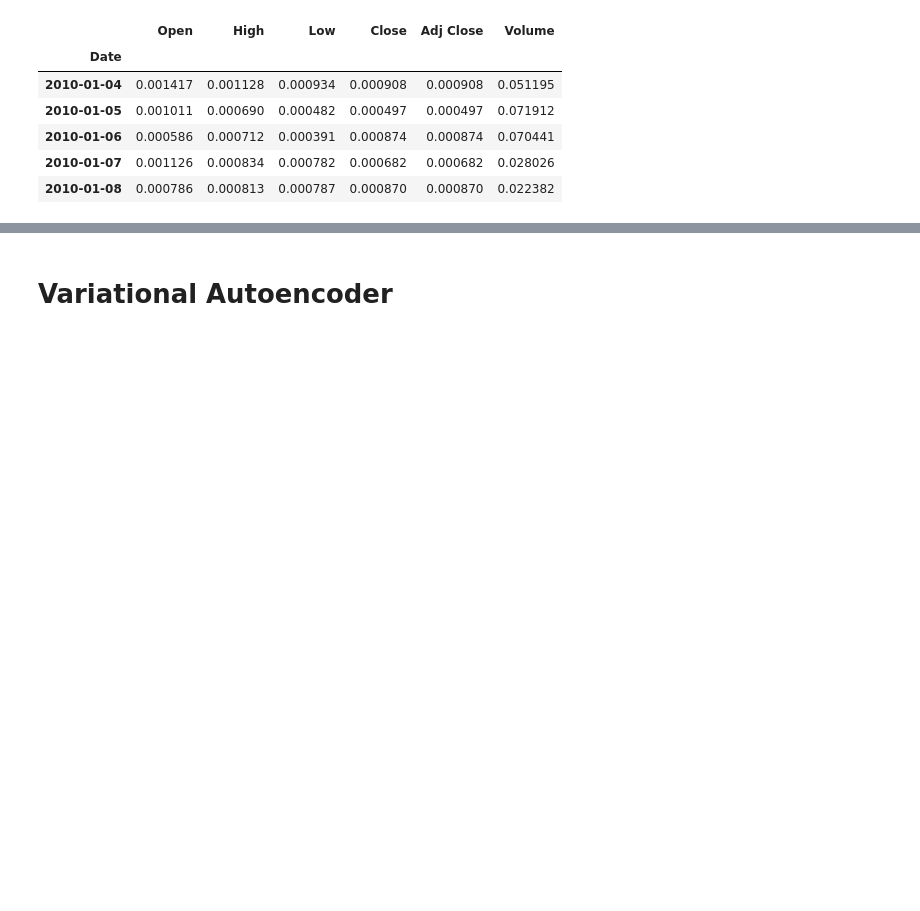
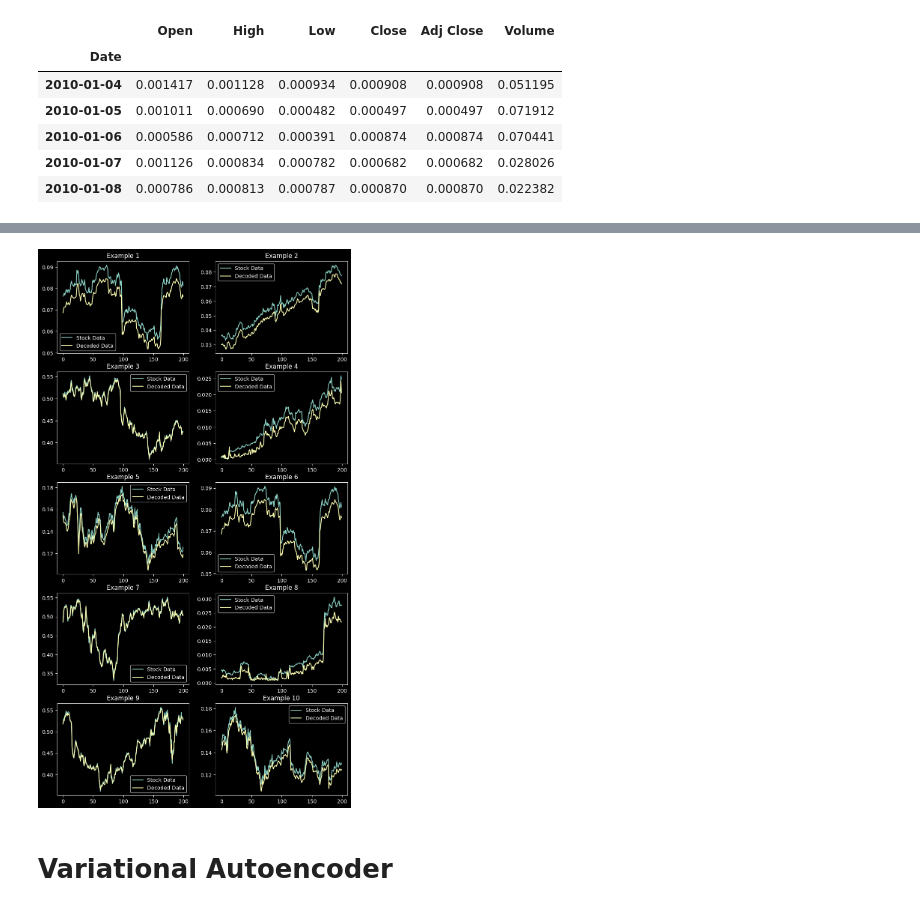
Before and after one commit to rishit-desai/Stock-Bottleneck, a Jupyter notebook: train.ipynb, the cells around one changed output, grey strips where cells are left out. Drawn from its saved outputs; the diff is of its cells as text; code cells hidden in the pictures; blank space fills up the shorter version.

Commit message:
optimized model, model constructed, done

```diff
--- a/train.ipynb
+++ b/train.ipynb
@@ -121,0 +126,32 @@ evaluate(model, train_data)
+# %%
+def plot_examples(train_data, reconstructed_data):
+
+    stock_decoded = reconstructed_data[:, 3]
+    stock_input = train_data.values[:, 3]
+
+    stock_windows = []
+    decoded_windows = []
+    for _ in range(10):
+        start = np.random.randint(0, len(stock_input) - 200)
+        window = stock_input[start : start + 200]
+        stock_windows.append(window)
+        window = stock_decoded[start : start + 200]
+        decoded_windows.append(window)
+
+    # plot the stock data and stock decoded data
+    # create subplots
+
+    plt.figure(figsize=(10, 30))
+
+
+    for i in range(10):
+        plt.subplot(8, 2, i + 1)
+        plt.plot(stock_windows[i], label="Stock Data")
+        plt.plot(decoded_windows[i], label="Decoded Data")
+        plt.title("Example " + str(i + 1))
+        plt.legend()
+# %%
+reconstructed_data = model.predict(train_data)
+
+plot_examples(train_data, reconstructed_data)
+# %% [output]
@@ -122,3 +159,4 @@ evaluate(model, train_data)
+[figure, added]
 # %% [markdown]
 # Variational Autoencoder
 # %%
```
Also changed, not shown: parts of 7 cells of this notebook, 2 other files.
